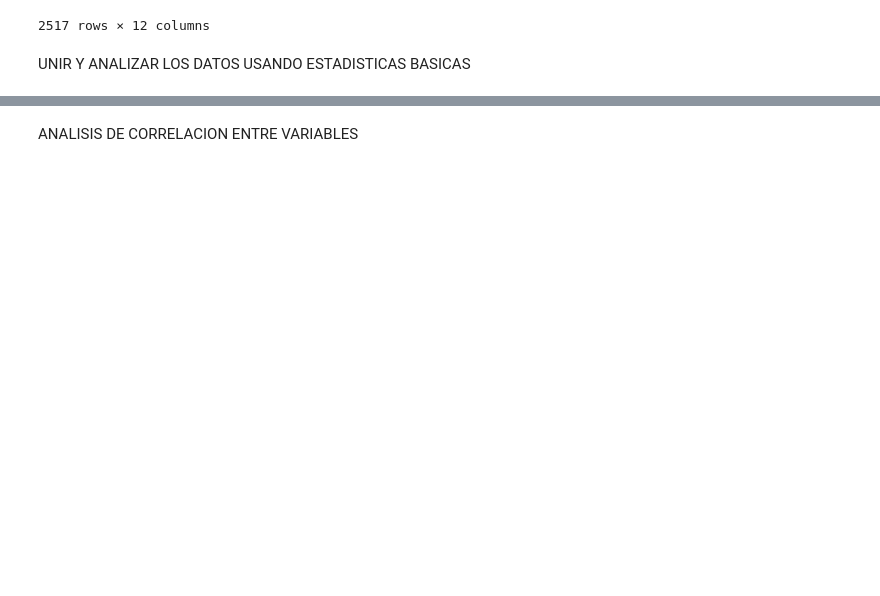
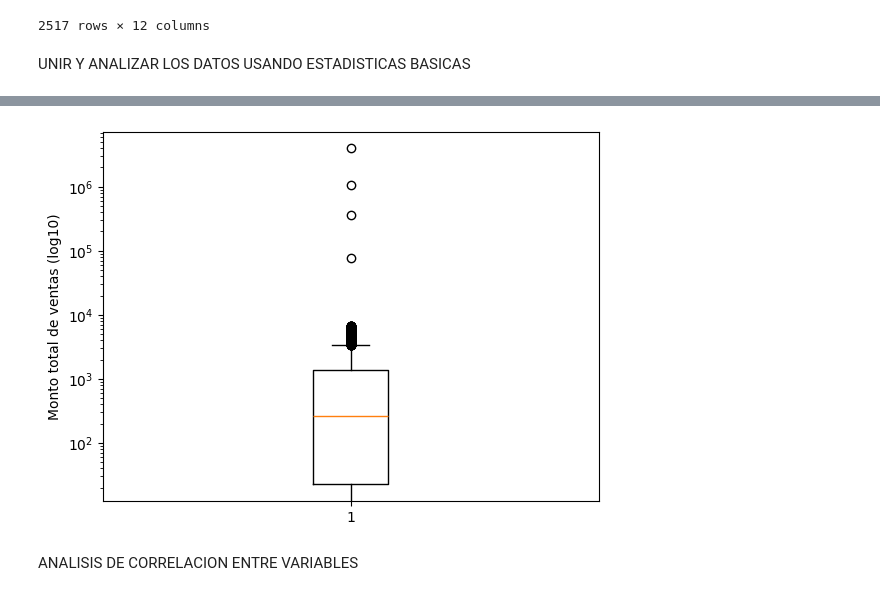
Before and after one commit to Nico22724/Guayerd_InteligenciaArtificial, a Jupyter notebook: Proyecto Aurelion/EDA.ipynb, the cells around one changed output, grey strips where cells are left out. Cells and saved outputs as stored; diff of their text form; code cells hidden in the pictures; blank space fills up the shorter version.

```diff
--- a/Proyecto Aurelion/EDA.ipynb
+++ b/Proyecto Aurelion/EDA.ipynb
@@ -314,0 +341,7 @@ for manufacturer in manufacturers:
+# %%
+plt.boxplot(df_FactOnlineSales_group_customer["SalesAmount"])
+plt.yscale("log")  # Para ver mejor la distribución de los valores
+plt.ylabel("Monto total de ventas (log10)")  # Para ver mejor la distribución de los valores
+plt.show()
+# %% [output]
+[figure, added]
```
Also changed, not shown: parts of 81 cells of this notebook, 1 other file.
